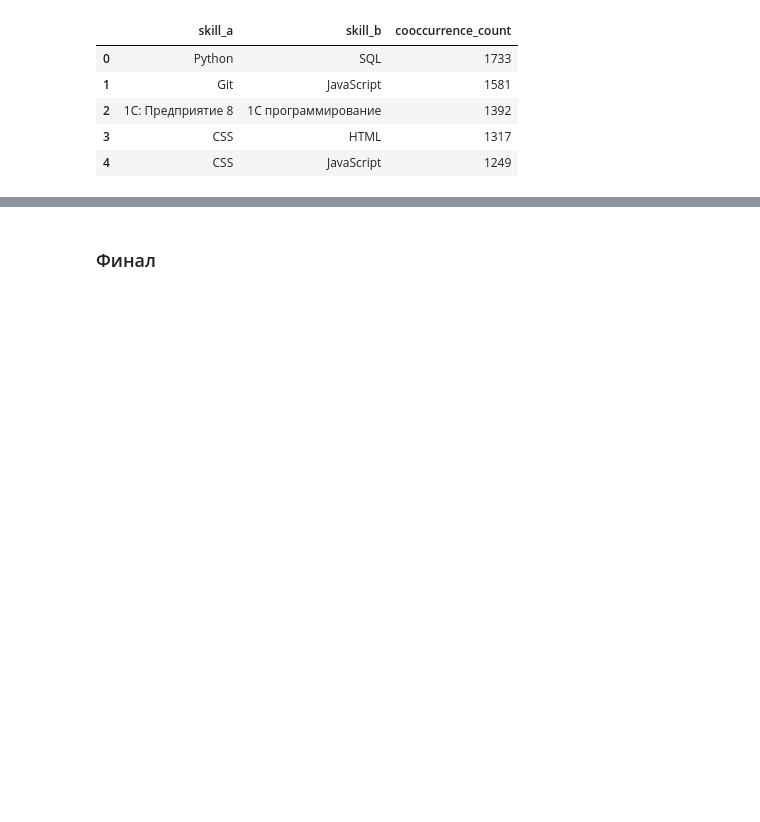
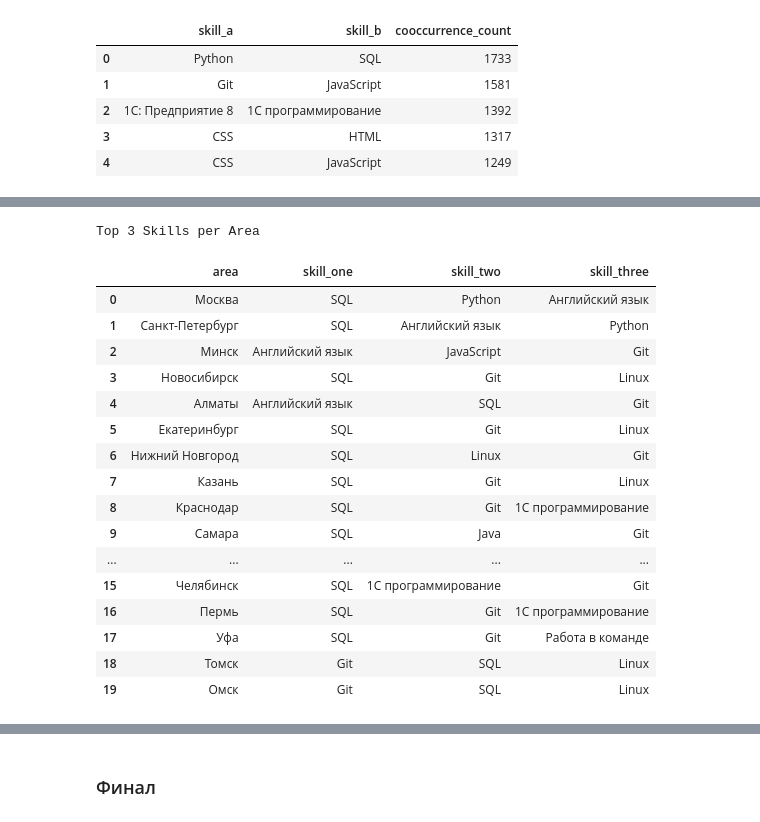
Before and after one commit to Kashutin1961/Project-2-Headhunter-ds-Analysis, a Jupyter notebook: Python_and_SQL.ipynb, the cells around one changed output, grey strips where cells are left out. Saved outputs shown, nothing was run; the diff lists cells and outputs as text; code cells hidden in the pictures; blank space fills up the shorter version.

```diff
--- a/Python_and_SQL.ipynb
+++ b/Python_and_SQL.ipynb
@@ -1058,0 +1107,39 @@ for row in markdown_rows:
+# %%
+# Optional Enhancements 6 — Анализа конкуренции на рынке труда по отраслям
+
+connection = create_sqlalchemy_connection()
+
+import pandas as pd
+
+def market_competition_analysis(connection):
+    # SQL-запрос для анализа конкуренции на рынке труда по отраслям
+    query = """
+    SELECT
+      i.name AS industry,  -- Название отрасли
+      COUNT(v.id) AS vacancy_count,  -- Количество вакансий в отрасли
+      COUNT(DISTINCT v.employer_id) AS employer_count,  -- Количество уникальных работодателей
+      ROUND(COUNT(v.id)::NUMERIC / COUNT(DISTINCT v.employer_id), 2) AS vacancies_per_employer,  -- Среднее число вакансий на одного работодателя
+      ROUND(AVG(
+        CASE
+          -- Если указаны обе границы зарплаты, берём среднее
+          WHEN v.salary_from IS NOT NULL AND v.salary_to IS NOT NULL THEN (v.salary_from + v.salary_to) / 2.0
+          -- Если указана только нижняя граница, используем её
+          WHEN v.salary_from IS NOT NULL THEN v.salary_from
+          -- Если указана только верхняя граница, используем её
+          WHEN v.salary_to IS NOT NULL THEN v.salary_to
+          -- Если обе границы отсутствуют, возвращаем NULL
+          ELSE NULL
+        END
+      ), 0) AS avg_salary  -- Средняя зарплата по отрасли, округлённая до целого
+    FROM vacancies v
+    JOIN employers_industries ei ON v.employer_id = ei.employer_id  -- Связь вакансий с отраслями через работодателей
+    JOIN industries i ON ei.industry_id = i.id  -- Получение названия отрасли
+    GROUP BY i.name  -- Группировка по отраслям
+    ORDER BY vacancies_per_employer DESC  -- Сортировка по интенсивности конкуренции
+    LIMIT 25;  -- Ограничение результата топ-20 отраслей
+    """
+    # Выполнение запроса и возврат результата в виде DataFrame
+    return pd.read_sql(query, connection)
+
+df['market_competition_analysis'] = market_competition_analysis(connection)
+df['market_competition_analysis'].head()
@@ -1058,0 +1384,24 @@ for row in markdown_rows:
+# %%
+# Optional Enhancements 7 — Анализ вакансий по регионам
+# Выводим таблицу с топ-3 навыками по регионам
+
+df['skills_area_salary_demand'][['area', 'skill_one', 'skill_two', 'skill_three']].style.set_caption("Top 3 Skills per Area")
+# %% [output]
+Top 3 Skills per Area
+|  | area | skill_one | skill_two | skill_three |
+| 0 | Москва | SQL | Python | Английский язык |
+| 1 | Санкт-Петербург | SQL | Английский язык | Python |
+| 2 | Минск | Английский язык | JavaScript | Git |
+| 3 | Новосибирск | SQL | Git | Linux |
+| 4 | Алматы | Английский язык | SQL | Git |
+| 5 | Екатеринбург | SQL | Git | Linux |
+| 6 | Нижний Новгород | SQL | Linux | Git |
+| 7 | Казань | SQL | Git | Linux |
+| 8 | Краснодар | SQL | Git | 1С программирование |
+| 9 | Самара | SQL | Java | Git |
+| ... | ... | ... | ... | ... |
+| 15 | Челябинск | SQL | 1С программирование | Git |
+| 16 | Пермь | SQL | Git | 1С программирование |
+| 17 | Уфа | SQL | Git | Работа в команде |
+| 18 | Томск | Git | SQL | Linux |
+| 19 | Омск | Git | SQL | Linux |
```
Also changed, not shown: parts of 20 cells of this notebook, 10 other files.
